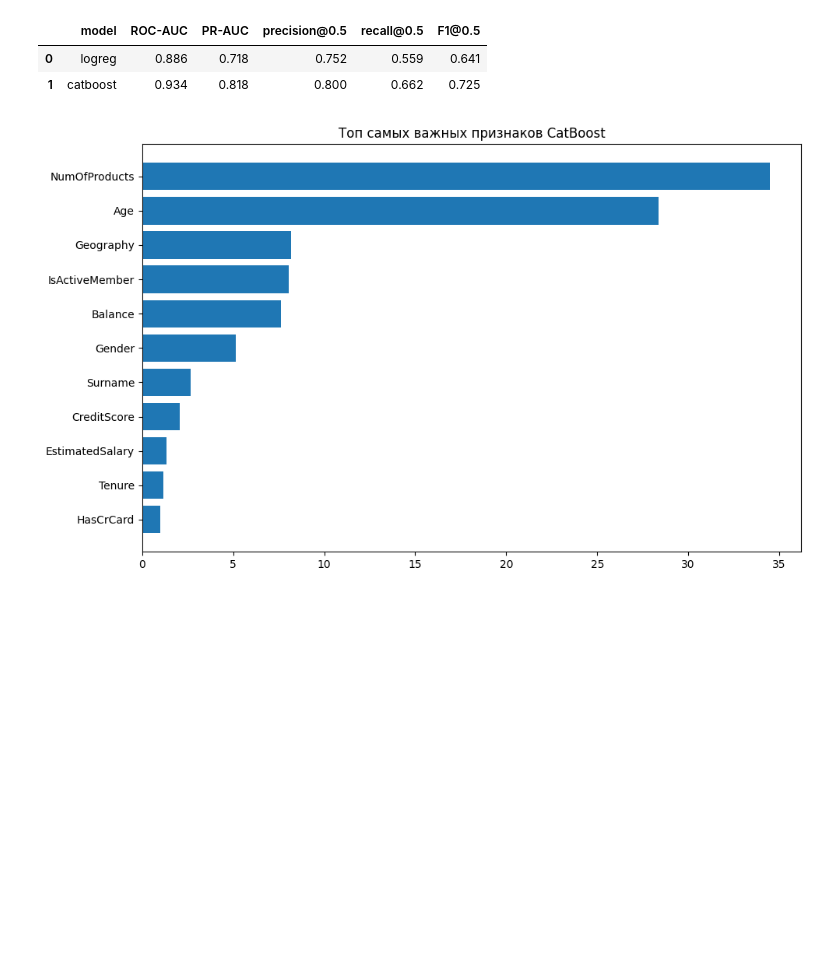
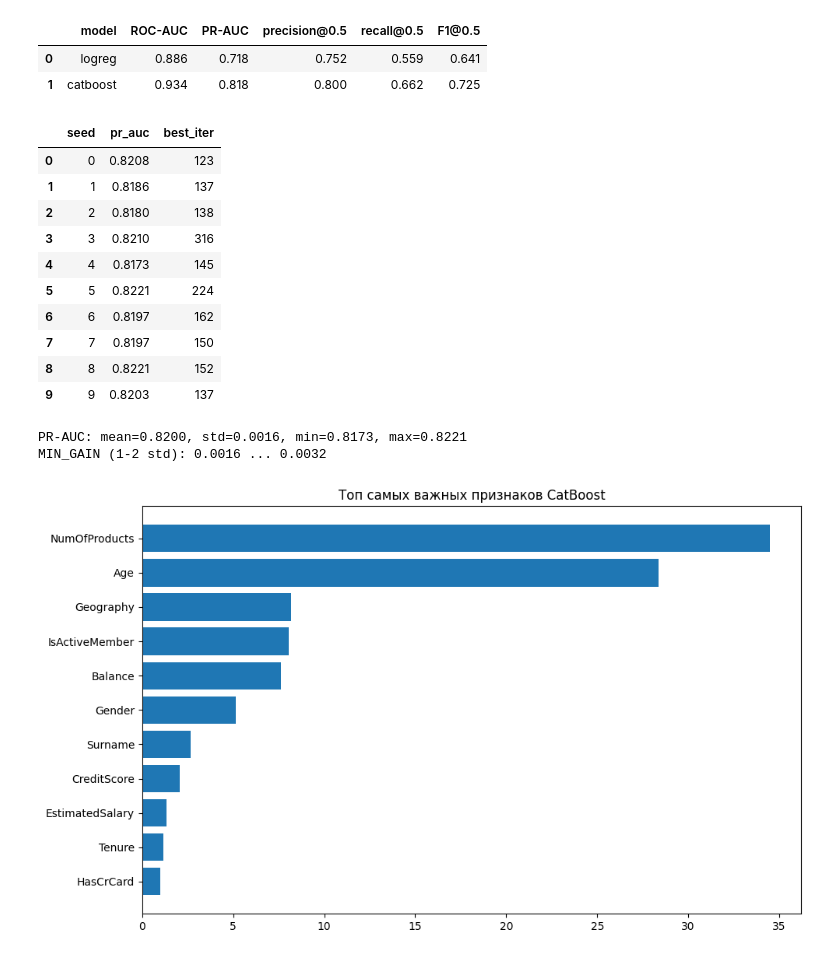
Before and after one commit to OlegGayvoronsky/churn-service, a Jupyter notebook: experiments/model_training.ipynb, the cells around one changed output. Cells and saved outputs as stored; diff of their text form; code cells hidden in the pictures; blank space fills up the shorter version.

Commit message:
has added train pipeline and model_storage

```diff
--- a/experiments/model_training.ipynb
+++ b/experiments/model_training.ipynb
@@ -230,6 +230,53 @@ pd.DataFrame(results).round(3)
 |  | model | ROC-AUC | PR-AUC | precision@0.5 | recall@0.5 | F1@0.5 |
 | 0 | logreg | 0.886 | 0.718 | 0.752 | 0.559 | 0.641 |
 | 1 | catboost | 0.934 | 0.818 | 0.800 | 0.662 | 0.725 |
+# %%
+
+SEEDS = range(10)
+VARY_SPLIT = True
+
+rows = []
+for seed in SEEDS:
+    X_tr, X_val, y_tr, y_val = train_test_split(
+        X_train, y_train, test_size=0.2, stratify=y_train,
+        random_state=seed if VARY_SPLIT else RANDOM_STATE,
+    )
+
+    cat = CatBoostClassifier(
+        iterations=1000, learning_rate=0.05, depth=6,
+        eval_metric="AUC", random_seed=seed, verbose=0,
+    )
+    cat.fit(X_tr, y_tr, cat_features=cat_cols,
+            eval_set=(X_val, y_val), early_stopping_rounds=50)
+
+    proba = cat.predict_proba(X_test)[:, 1]
+    rows.append({
+        "seed": seed,
+        "pr_auc": average_precision_score(y_test, proba),
+        "best_iter": cat.get_best_iteration(),
+    })
+
+seed_df = pd.DataFrame(rows)
+display(seed_df.round(4))
+
+pr_std = seed_df["pr_auc"].std(ddof=1)
+print(f"PR-AUC: mean={seed_df['pr_auc'].mean():.4f}, std={pr_std:.4f}, "
+      f"min={seed_df['pr_auc'].min():.4f}, max={seed_df['pr_auc'].max():.4f}")
+print(f"MIN_GAIN (1-2 std): {pr_std:.4f} ... {2 * pr_std:.4f}")
+# %% [output]
+|  | seed | pr_auc | best_iter |
+| 0 | 0 | 0.8208 | 123 |
+| 1 | 1 | 0.8186 | 137 |
+| 2 | 2 | 0.8180 | 138 |
+| 3 | 3 | 0.8210 | 316 |
+| 4 | 4 | 0.8173 | 145 |
+| 5 | 5 | 0.8221 | 224 |
+| 6 | 6 | 0.8197 | 162 |
+| 7 | 7 | 0.8197 | 150 |
+| 8 | 8 | 0.8221 | 152 |
+| 9 | 9 | 0.8203 | 137 |
+PR-AUC: mean=0.8200, std=0.0016, min=0.8173, max=0.8221
+MIN_GAIN (1-2 std): 0.0016 ... 0.0032
 # %%
 feature_importance = pd.Series(cat.get_feature_importance(), index=X_tr.columns).sort_values()
 
```
Also changed, not shown: 7 other files.
